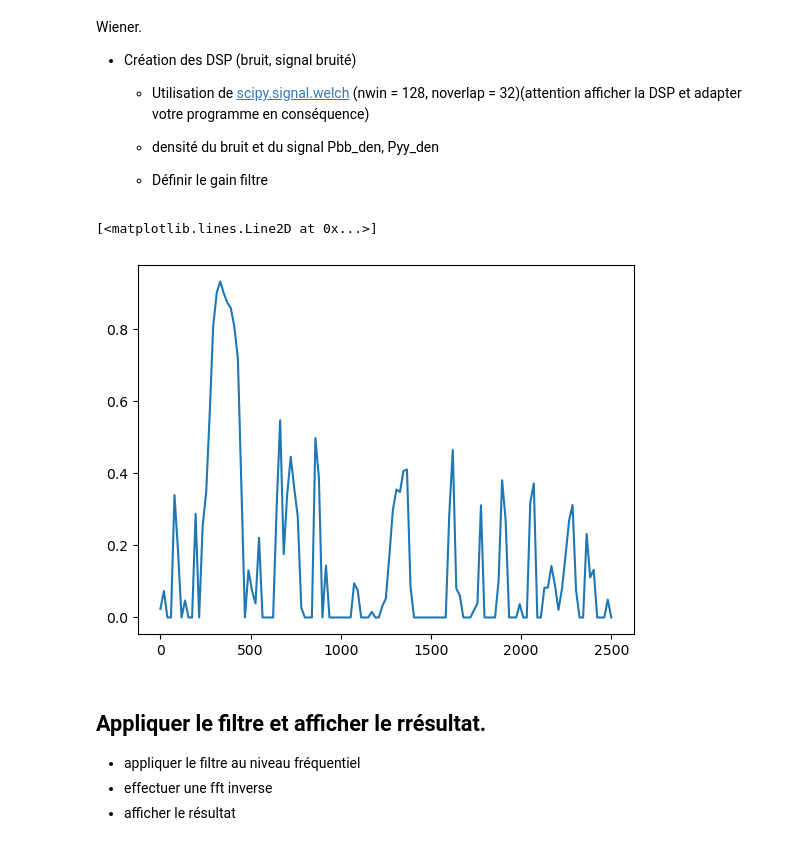
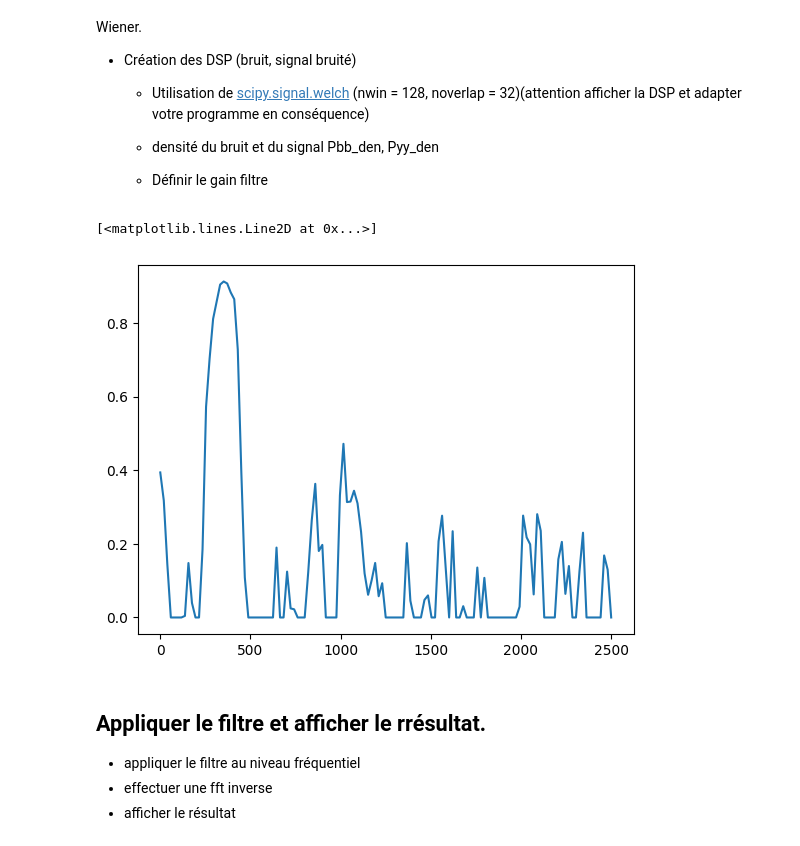
Before and after one commit to m23ayou2/UE_G, a Jupyter notebook: TP5_20260227.ipynb, the cells around one changed output. Drawn from its saved outputs; the diff is of its cells as text; code cells hidden in the pictures.

```diff
--- a/TP5_20260227.ipynb
+++ b/TP5_20260227.ipynb
@@ -104,6 +104,12 @@ def generate_obs(signale, sigma):
+# %%
+def compute_sigma(SNR, sig):
+    P_signal = np.var(sig)
+    P_noise = P_signal / (10 ** (SNR / 10))
+    return np.sqrt(P_noise)
 # %%
-sigma = np.sqrt(np.var(sig_chirp))
-sig_obs, bruit = generate_obs(signale, sigma)
+SNR = 0
+sigma = compute_sigma(SNR, sig_chirp)
+sig_obs, bruit = generate_obs(signale, sigma, N)
 plt.plot(sig_obs)
 # %% [output]
 [<matplotlib.lines.Line2D at 0x...>]
@@ -141,22 +147,22 @@ Ces deux parties de l'observation seront utilisées pour créer les DSP nécessa
   - densité du bruit et du signal Pbb_den, Pyy_den
 
   - Définir le gain filtre
-# %%
-def find_filter(sig_obs):
-
-    f, Pbb_den = scipy.signal.welch(sig_obs[:N_1], fs=fs)
-    f, Pyy_den = scipy.signal.welch(sig_obs[N_1:], fs=fs)
-    gamma_x = np.maximum(Pyy_den - Pbb_den, 0)
-
-    filtre_estim = np.maximum(1 - (Pbb_den) / Pyy_den, 0)
-
-    return f, filtre_estim
+# %%
+def find_filter(sig_obs, N_1):
+
+    f, Pbb_den = scipy.signal.welch(sig_obs[:N_1], fs=fs)
+    f, Pyy_den = scipy.signal.welch(sig_obs[N_1:], fs=fs)
+    gamma_x = np.maximum(Pyy_den - Pbb_den, 0)
+
+    filtre_estim = np.maximum(1 - (Pbb_den) / Pyy_den, 0)
+
+    return f, filtre_estim
 # %%
-f, filtre_estim = find_filter(sig_obs)
+f, filtre_estim = find_filter(sig_obs, N_1)
 plt.plot(f, filtre_estim)
 # %% [output]
 [<matplotlib.lines.Line2D at 0x...>]
-[figure, old version]
+[figure, new version]
 # %% [markdown]
 ## Appliquer le filtre et afficher le rrésultat.
 
```
Also changed, not shown: parts of 24 cells of this notebook, 1 other file.
